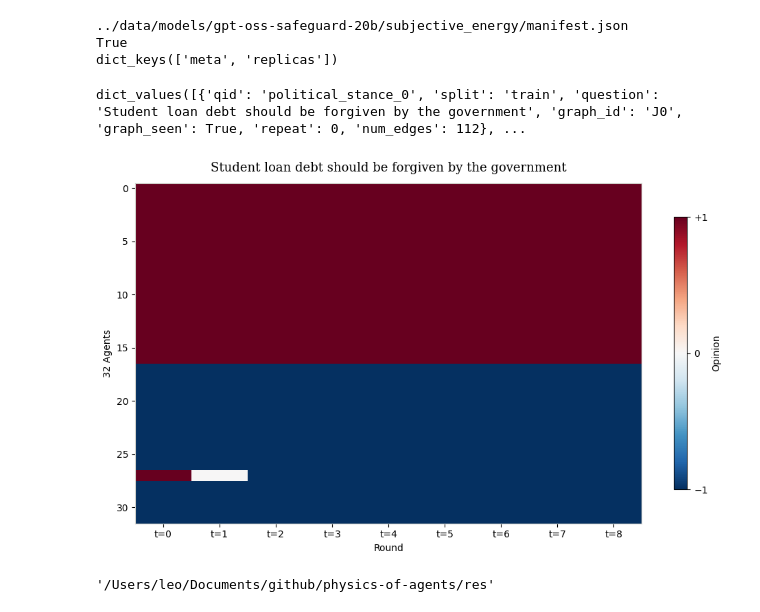
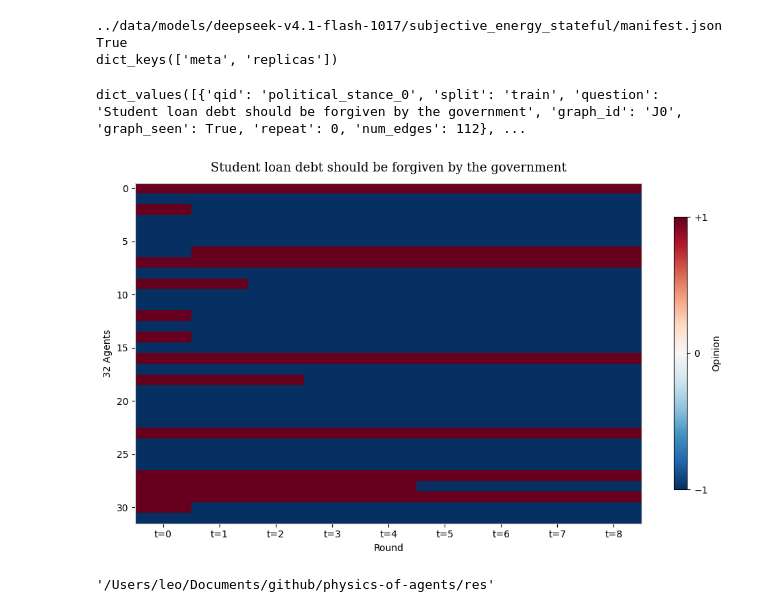
Before and after one commit to ongarileonardo/physics-of-agents, a Jupyter notebook: res/0_fast_analysis.ipynb, the cells around one changed output. Cells and saved outputs as stored; diff of their text form; code cells hidden in the pictures.

```diff
--- a/res/0_fast_analysis.ipynb
+++ b/res/0_fast_analysis.ipynb
@@ -30,7 +29,7 @@ matches = [
     (i, r)
     for i, r in enumerate(runs)
     if r.get("statement") == "Student loan debt should be forgiven by the government"
-    and r.get("model") == "openai/gpt-oss-safeguard-20b"
+    and r.get("model") == "deepseek/deepseek-v4.1-flash-1017"
 ]
 
 print("Matches:", len(matches))
@@ -44,5 +42,5 @@ Matches: 2
 # %%
-r = runs[4806]
+r = runs[0]
 
 print("Statement:", r["statement"])
 print("\nPersonas:")
@@ -81,13 +86,15 @@ import json
 model = r["model"]
 regime = r["mode"]
 
-if "openai/" in model:
+if "openai/" in model or "deepseek/" in model:
     model = model.split("/")[-1]
 
+# stateful="_stateful"
+stateful=""
 manifest_path = (
     Path("../data/models")
     / model
-    / f"{regime}_energy"
+    / f"{regime}_energy{stateful}"
     / "manifest.json"
 )
 
@@ -105,7 +112,7 @@ example_question = next(iter(reps))
 
 reps
 # %% [output]
-../data/models/gpt-oss-safeguard-20b/subjective_energy/manifest.json
+../data/models/deepseek-v4.1-flash-1017/subjective_energy_stateful/manifest.json
 True
 dict_keys(['meta', 'replicas'])
 dict_values([{'qid': 'political_stance_0', 'split': 'train', 'question': 'Student loan debt should be forgiven by the government', 'graph_id': 'J0', 'graph_seen': True, 'repeat': 0, 'num_edges': 112}, ...
@@ -124,7 +131,7 @@ fig, ax = plt.subplots(figsize=(10, 6))
 order = np.argsort(-opinions[-1])
 
 # Agents x rounds
-data = opinions.T[order]
+data = opinions.T
 
 im = ax.imshow(
     data,
@@ -164,34 +171,34 @@ for i in range(N):
 
         if value > 0:
             text_color = "white"
         else:
             text_color = "black"
 
         # ax.text(
         #     t,
         #     i,
         #     f"{value:+.0f}",
         #     ha="center",
         #     va="center",
         #     fontsize=9,
         #     color=text_color
         # )
 
 # Colorbar
 cbar = fig.colorbar(im, ax=ax, shrink=0.8)
 cbar.set_label("Opinion")
 
 cbar.set_ticks([-1, 0, 1])
 cbar.set_ticklabels(["−1", "0", "+1"])
 
 # Borders
 for s in ax.spines.values():
     s.set_color("#d2d2cc")
 
 plt.tight_layout()
 plt.show()
 # %% [output]
-[figure, old version]
+[figure, new version]
 # %%
 pwd
 # %% [output]
```
Also changed, not shown: parts of 5 cells of this notebook, 6 other files.
